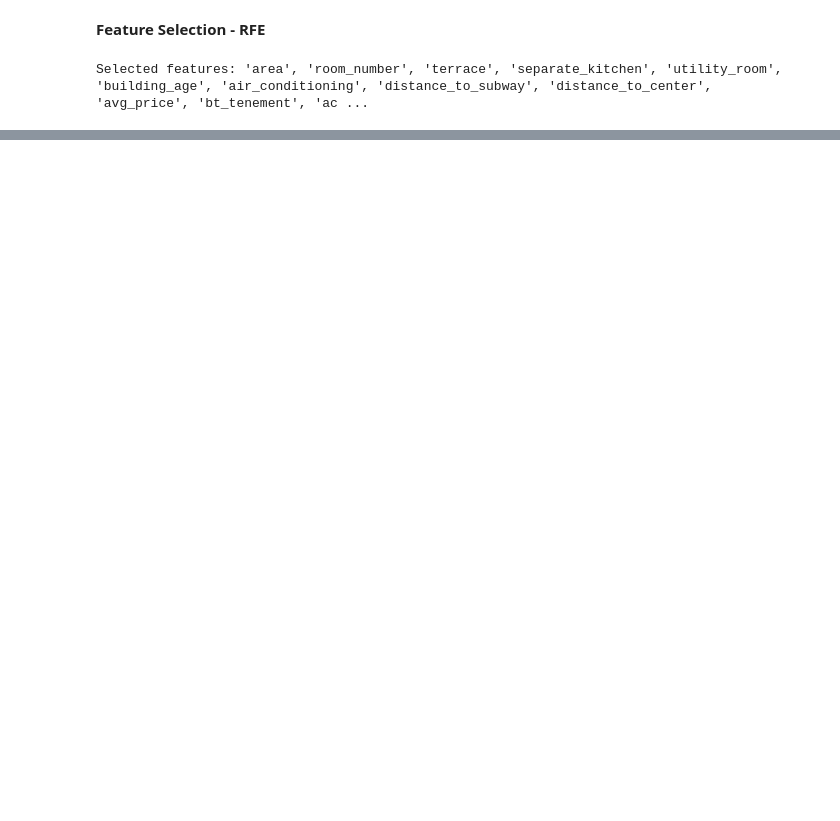
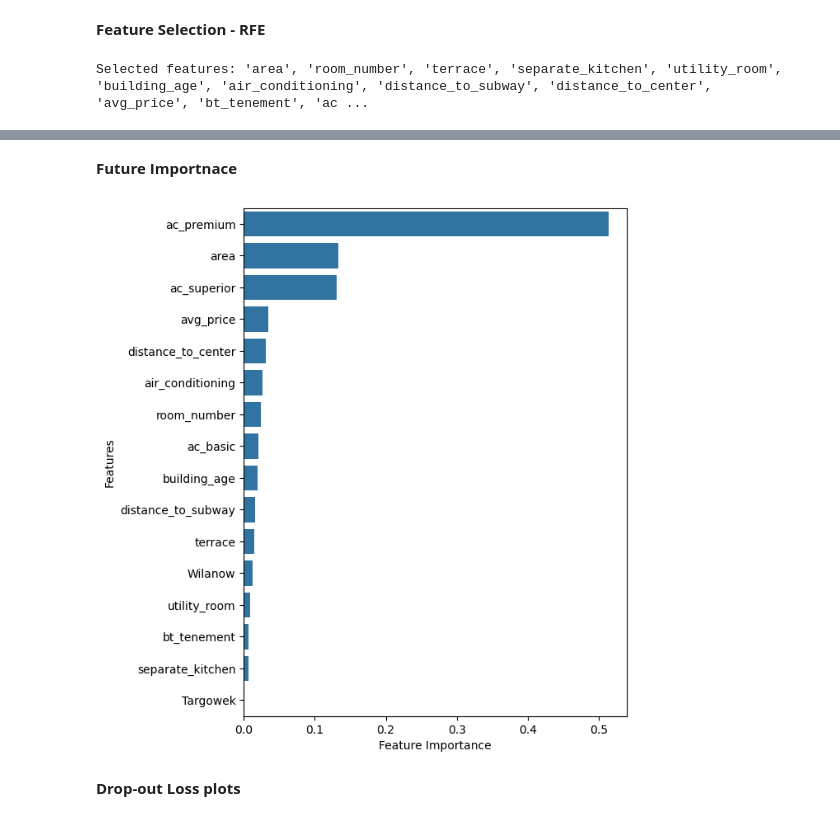
Before and after one commit to KacperSokolowski/MA, a Jupyter notebook: modeling_notebook.ipynb, the cells around one changed output, grey strips where cells are left out. Drawn from its saved outputs; the diff is of its cells as text; code cells hidden in the pictures; blank space fills up the shorter version.

```diff
--- a/modeling_notebook.ipynb
+++ b/modeling_notebook.ipynb
@@ -20,6 +26,8 @@ df.drop(columns=columns_to_drop, inplace=True)
 __Input missing values__
 # %%
 input_missing_values(df)
+# %%
+df.loc[df.avg_price.ge(400), 'avg_price'] = 0
 # %% [markdown]
 __One-Hot Encoding__
 # %%
@@ -197,0 +158,26 @@ array([ 50,  75, 100, 125, 150])
+# %%
+param_grid = {
+    "max_depth": [3],
+    "learning_rate": [0.05],
+    "n_estimators": [150],
+    "subsample": [0.5],
+    "colsample_bytree": [1],
+    "min_child_weight": [3],
+    "reg_alpha": [0],
+    "reg_lambda": [1],
+}
+
+model = XGBRegressor()
+grid_search = GridSearchCV(
+    estimator=model,
+    param_grid=param_grid,
+    scoring='neg_mean_absolute_error',
+    cv=cv,
+    verbose=1,
+    n_jobs=-1
+)
+
+grid_search.fit(X_train[selected_features], y_train)
+
+print("Best parameters:", grid_search.best_params_)
+print("Best CV score (Negative MAE):", grid_search.best_score_)
@@ -198,7 +188,7 @@ array([ 50,  75, 100, 125, 150])
 # %%
 param_grid = {
     "max_depth": np.arange(1, 4),
-    "learning_rate": np.linspace(1e-4, 0.05, 6),
+    "learning_rate": [0.0001, 0.001, 0.005, 0.01, 0.025, 0.05],
     "n_estimators": np.arange(50, 151, 25),
     "subsample": np.linspace(0.5, 1.0, 5),
     "colsample_bytree": np.linspace(0.5, 1.0, 5),
@@ -227,2 +218,2 @@ KeyboardInterrupt:
 # %%
-best_model = random_search.best_estimator_
+best_model = grid_search.best_estimator_
@@ -260,0 +258,15 @@ MAPE: 0.11589855079775627
+# %% [markdown]
+__Future Importnace__
+# %%
+importances = pd.Series(best_model.feature_importances_, index=selected_features)
+importances = importances.sort_values(ascending=False)
+
+plt.figure(figsize=(6, 8))
+sns.barplot(x=importances, y=importances.index,)
+plt.xlabel("Feature Importance")
+plt.ylabel("Features")
+plt.show()
+# %% [output]
+[figure, added]
+# %% [markdown]
+__Drop-out Loss plots__
```
Also changed, not shown: parts of 41 cells of this notebook, 2 other files.
